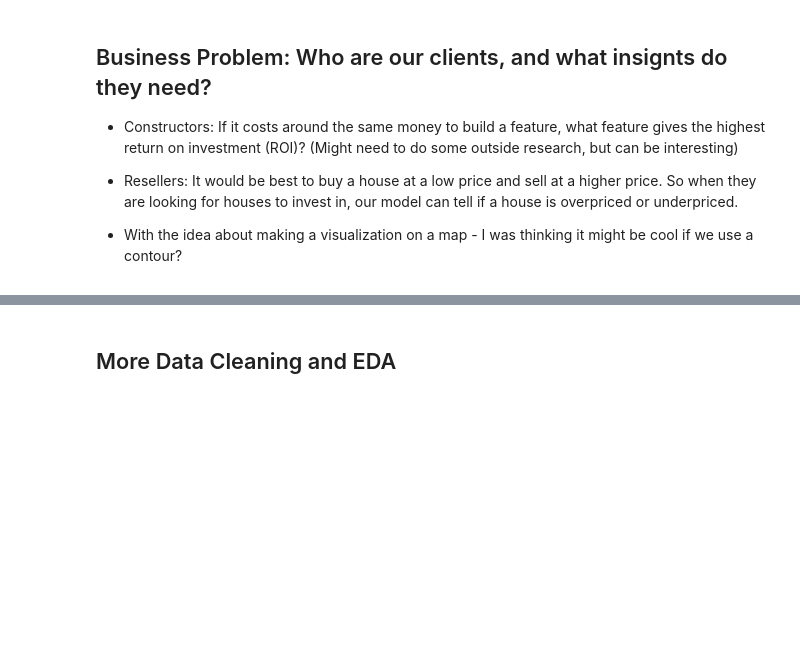
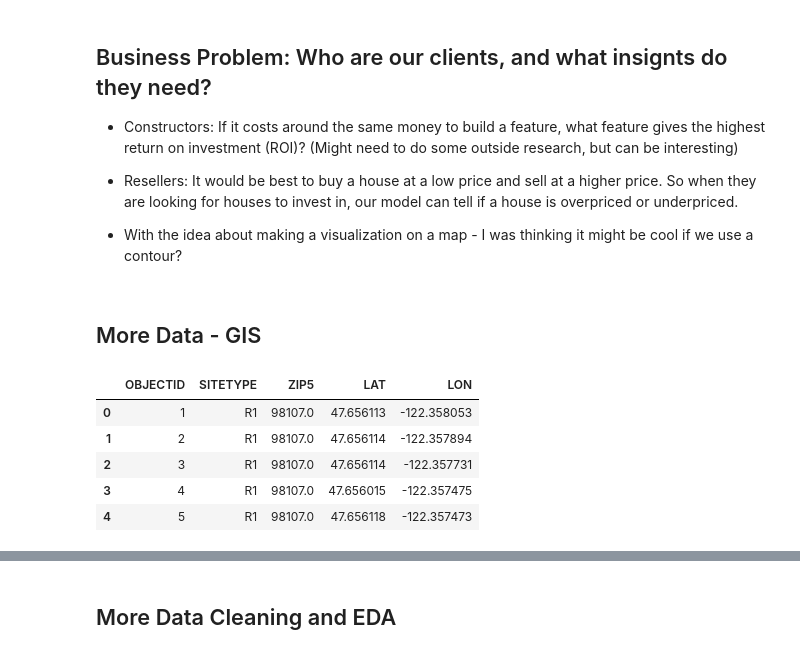
Before and after one commit to Maltanno/Phase2_Project, a Jupyter notebook: Data_Analysis.ipynb, the cells around one changed output, grey strips where cells are left out. Cells and saved outputs as stored; diff of their text form; code cells hidden in the pictures; blank space fills up the shorter version.

```diff
--- a/Data_Analysis.ipynb
+++ b/Data_Analysis.ipynb
@@ -36,3 +37,16 @@ data.head()
 - Resellers: It would be best to buy a house at a low price and sell at a higher price. So when they are looking for houses to invest in, our model can tell if a house is overpriced or underpriced.
 
 - With the idea about making a visualization on a map - I was thinking it might be cool if we use a contour?
+# %% [markdown]
+## More Data - GIS
+# %%
+gis = pd.read_csv('data/Parcels_for_King_County.csv')
+# %%
+gis.head()
+# %% [output]
+|  | OBJECTID | SITETYPE | ZIP5 | LAT | LON |
+| 0 | 1 | R1 | 98107.0 | 47.656113 | -122.358053 |
+| 1 | 2 | R1 | 98107.0 | 47.656114 | -122.357894 |
+| 2 | 3 | R1 | 98107.0 | 47.656114 | -122.357731 |
+| 3 | 4 | R1 | 98107.0 | 47.656015 | -122.357475 |
+| 4 | 5 | R1 | 98107.0 | 47.656118 | -122.357473 |
```
Also changed, not shown: parts of 18 cells of this notebook.
